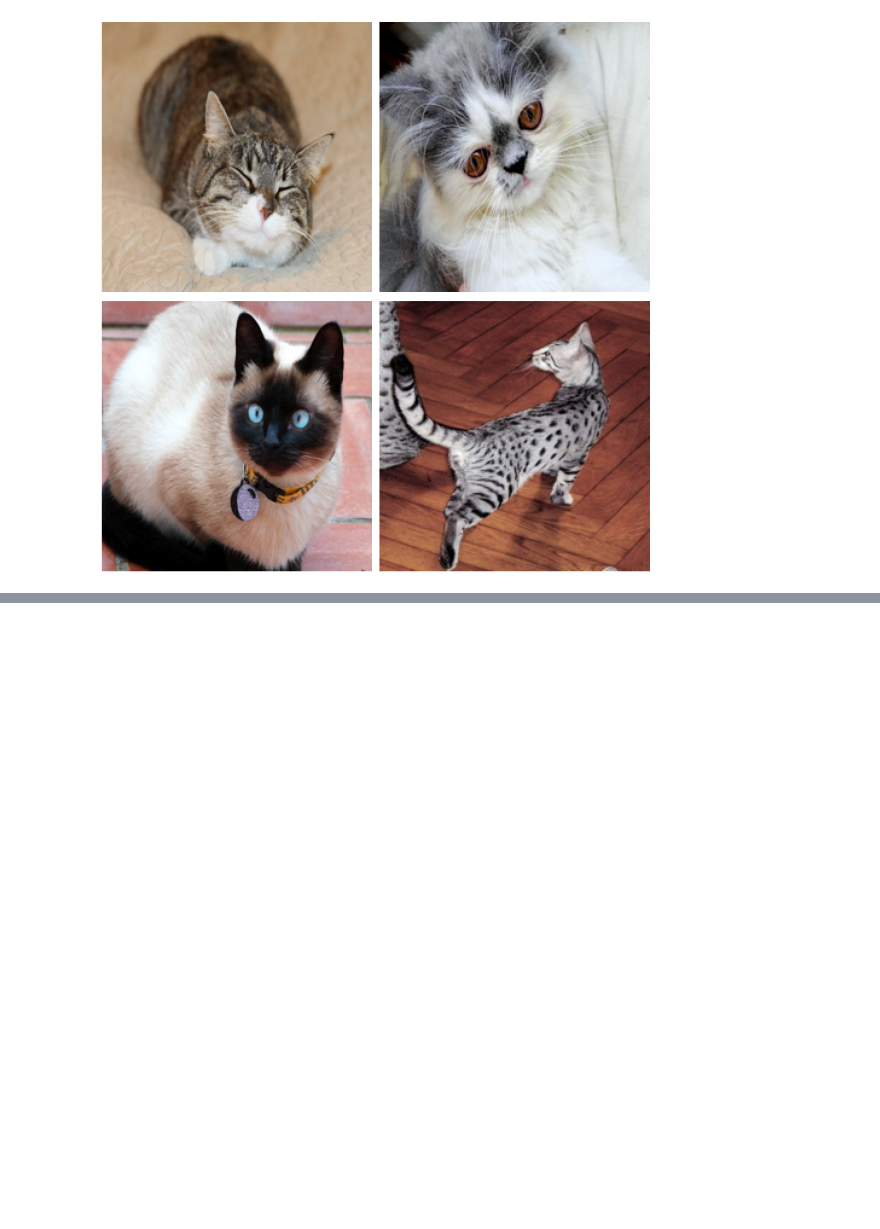
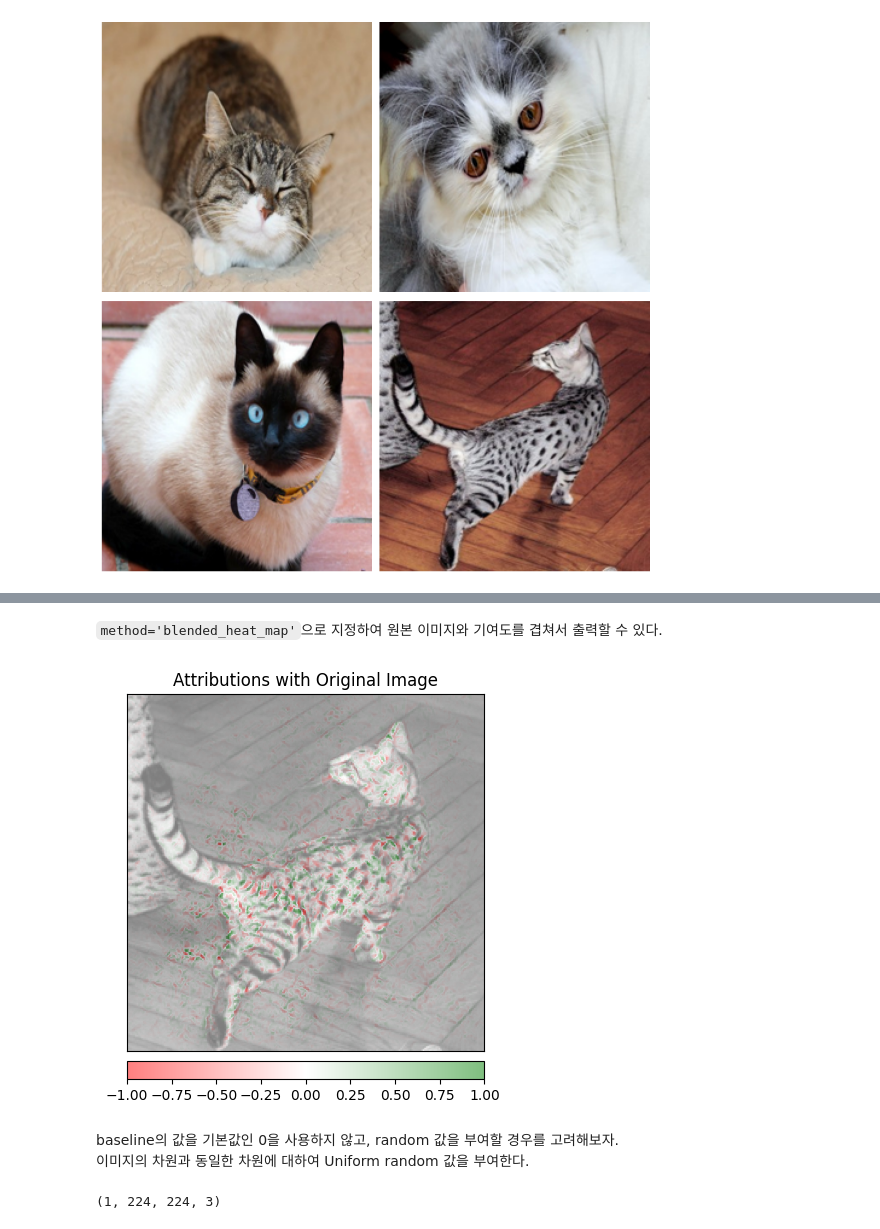
Before and after one commit to csw0625/Explainable_AI, a Jupyter notebook: Ch07.Integrated_Gradients.ipynb, the cells around one changed output, grey strips where cells are left out. Saved outputs shown, nothing was run; the diff lists cells and outputs as text; code cells hidden in the pictures; blank space fills up the shorter version.

```diff
--- a/Ch07.Integrated_Gradients.ipynb
+++ b/Ch07.Integrated_Gradients.ipynb
@@ -402,0 +431,20 @@ print(attr.min(), attr.max())
+# %% [markdown]
+`method='blended_heat_map'`으로 지정하여 원본 이미지와 기여도를 겹쳐서 출력할 수 있다.
+# %%
+fig, ax = plt.subplots(nrows=1, ncols=1, figsize=(10, 5))
+
+visualize_image_attr(attr=attrs.squeeze(), original_image=data[i], method='blended_heat_map',
+                     sign='all', show_colorbar=True,
+                     title='Attributions with Original Image', plt_fig_axis=(fig, ax), use_pyplot=True)
+
+plt.show()
+# %% [output]
+[figure, added]
+# %% [markdown]
+baseline의 값을 기본값인 0을 사용하지 않고, random 값을 부여할 경우를 고려해보자.<br>
+이미지의 차원과 동일한 차원에 대하여 Uniform random 값을 부여한다.
+# %%
+baselines = np.random.random_sample(instance.shape)
+baselines.shape
+# %% [output]
+(1, 224, 224, 3)
```
Also changed, not shown: parts of 13 cells of this notebook.
